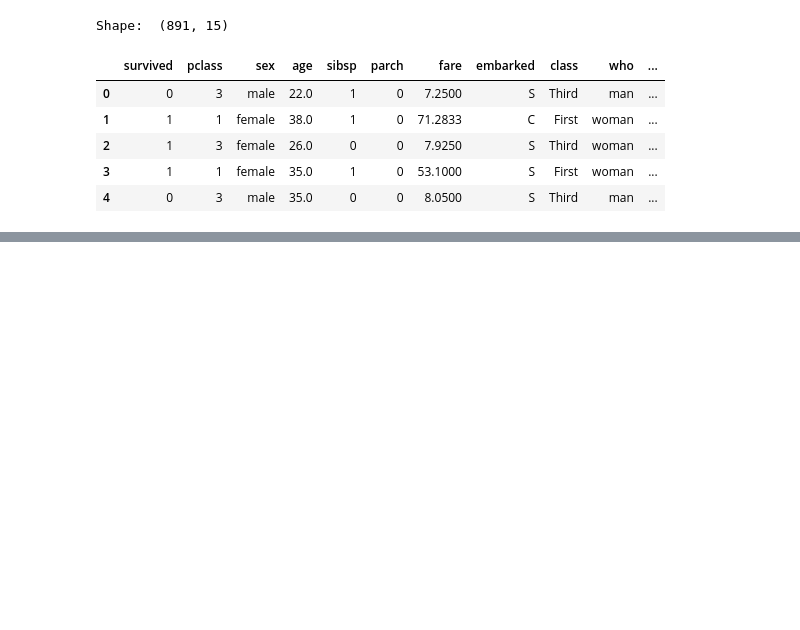
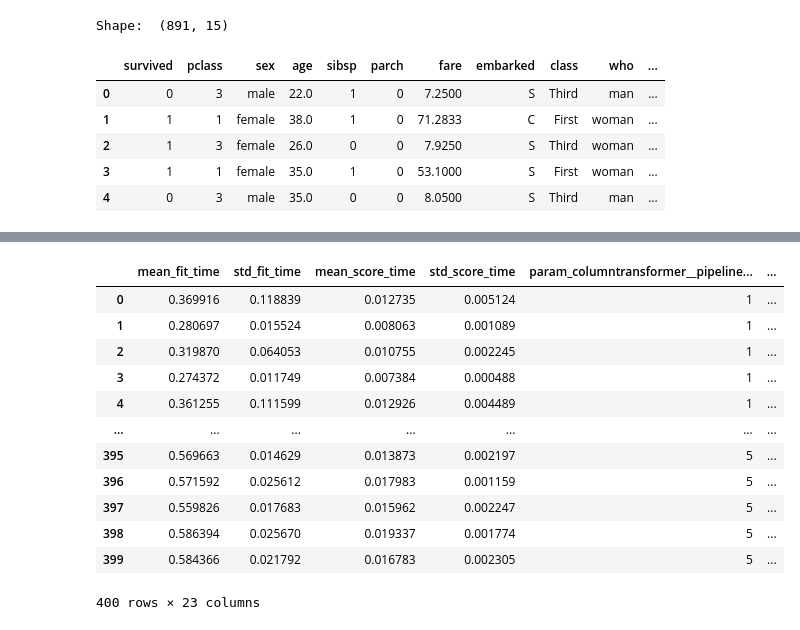
Before and after one commit to YacineSteeve/365_Days_of_Code, a Jupyter notebook: Yacine_B/machine_learning/titanic_with_pre-processing.ipynb, the cells around one changed output, grey strips where cells are left out. Drawn from its saved outputs; the diff is of its cells as text; code cells hidden in the pictures; blank space fills up the shorter version.

```diff
--- a/Yacine_B/machine_learning/titanic_with_pre-processing.ipynb
+++ b/Yacine_B/machine_learning/titanic_with_pre-processing.ipynb
@@ -108,3 +118,20 @@ nan
+# %%
+scores = pd.DataFrame(grid.cv_results_)
+scores
+# %% [output]
+|  | mean_fit_time | std_fit_time | mean_score_time | std_score_time | param_columntransformer__pipeline... | ... |
+| 0 | 0.369916 | 0.118839 | 0.012735 | 0.005124 | 1 | ... |
+| 1 | 0.280697 | 0.015524 | 0.008063 | 0.001089 | 1 | ... |
+| 2 | 0.319870 | 0.064053 | 0.010755 | 0.002245 | 1 | ... |
+| 3 | 0.274372 | 0.011749 | 0.007384 | 0.000488 | 1 | ... |
+| 4 | 0.361255 | 0.111599 | 0.012926 | 0.004489 | 1 | ... |
+| ... | ... | ... | ... | ... | ... | ... |
+| 395 | 0.569663 | 0.014629 | 0.013873 | 0.002197 | 5 | ... |
+| 396 | 0.571592 | 0.025612 | 0.017983 | 0.001159 | 5 | ... |
+| 397 | 0.559826 | 0.017683 | 0.015962 | 0.002247 | 5 | ... |
+| 398 | 0.586394 | 0.025670 | 0.019337 | 0.001774 | 5 | ... |
+| 399 | 0.584366 | 0.021792 | 0.016783 | 0.002305 | 5 | ... |
+400 rows × 23 columns
 # %%
 grid.score(X_test, y_test)
 # %% [output]
```
Also changed, not shown: parts of 13 cells of this notebook.
